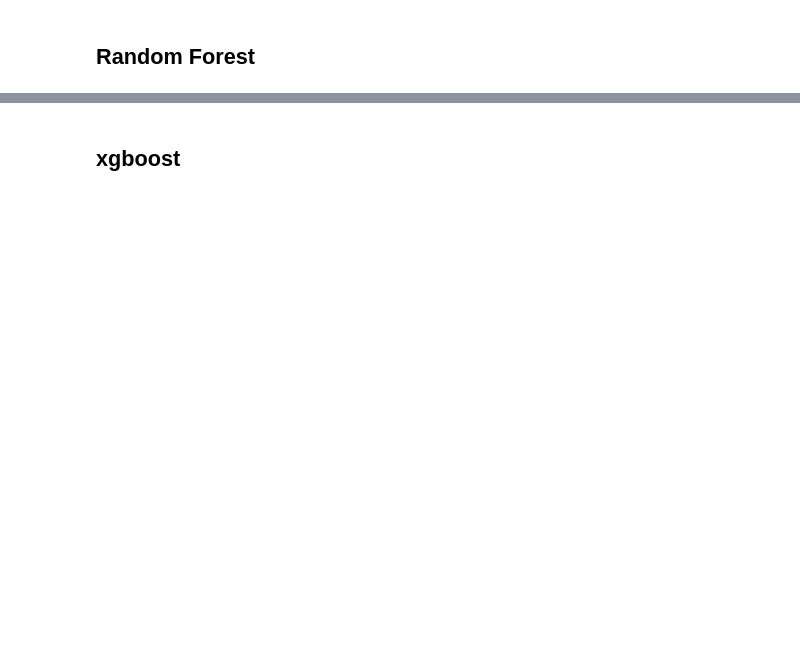
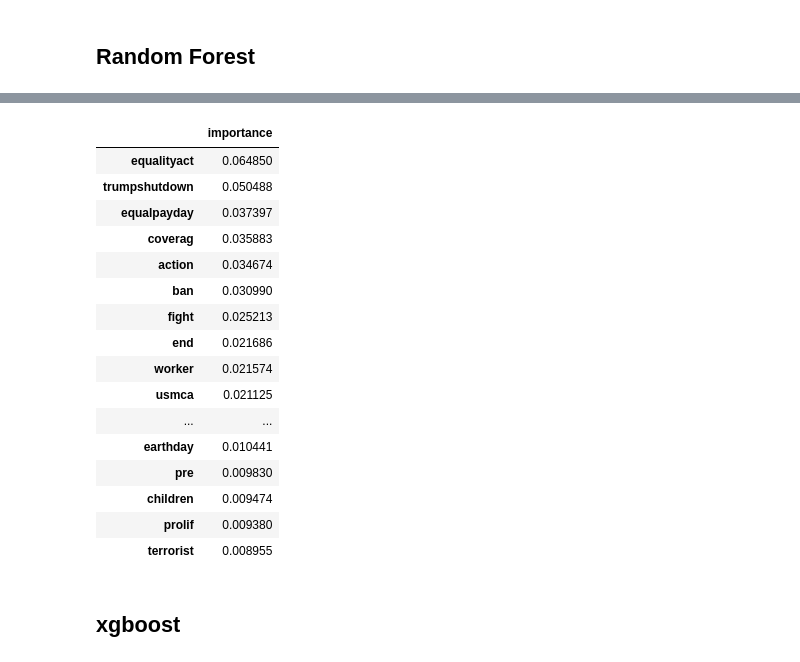
Before and after one commit to omerhakim/Twitter_Classification, a Jupyter notebook: mode_5/Rep_Dem_by_User_Total.ipynb, the cells around one changed output, grey strips where cells are left out. Cells and saved outputs as stored; diff of their text form; code cells hidden in the pictures; blank space fills up the shorter version.

```diff
--- a/mode_5/Rep_Dem_by_User_Total.ipynb
+++ b/mode_5/Rep_Dem_by_User_Total.ipynb
@@ -101,3 +142,25 @@ array([[48,  4],
+# %%
+df_idf = pd.DataFrame(tf_idf_data_train.todense(),columns = vectorizer.get_feature_names())
+feature_importance = pd.DataFrame(rf_classifier.feature_importances_, index=df_idf.columns, columns=['importance']).sort_values('importance',ascending=False)
+feature_importance.head(25)
+# %% [output]
+|  | importance |
+| equalityact | 0.064850 |
+| trumpshutdown | 0.050488 |
+| equalpayday | 0.037397 |
+| coverag | 0.035883 |
+| action | 0.034674 |
+| ban | 0.030990 |
+| fight | 0.025213 |
+| end | 0.021686 |
+| worker | 0.021574 |
+| usmca | 0.021125 |
+| ... | ... |
+| earthday | 0.010441 |
+| pre | 0.009830 |
+| children | 0.009474 |
+| prolif | 0.009380 |
+| terrorist | 0.008955 |
 # %% [markdown]
 ## xgboost
 # %%
```
Also changed, not shown: parts of 39 cells of this notebook, 1 other file.
